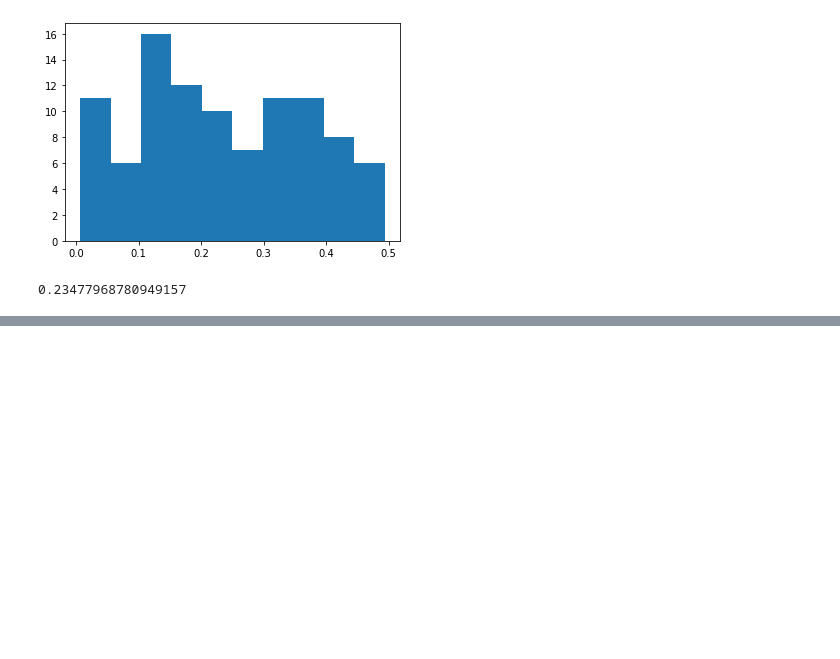
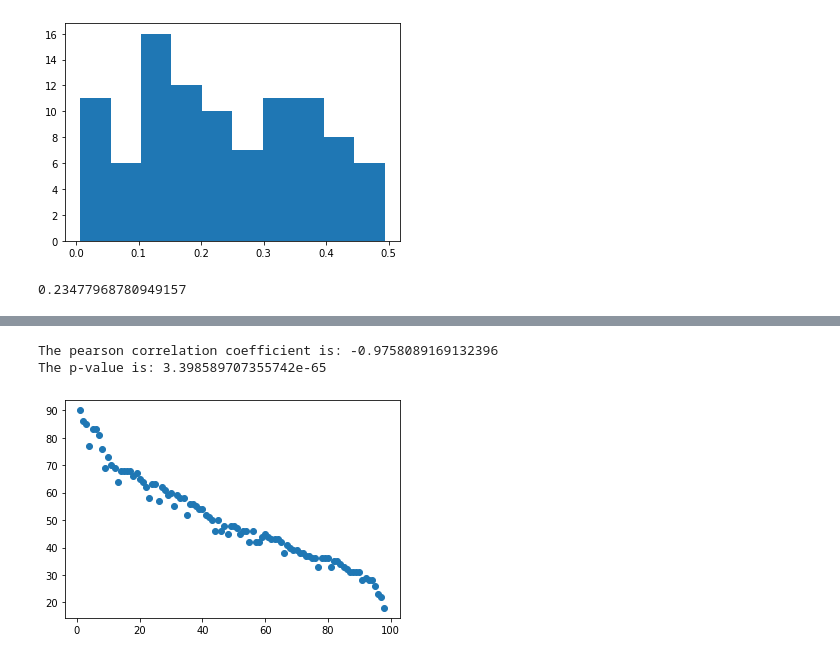
Before and after one commit to David-DataScience/hipotesis_testing, a Jupyter notebook: M5_T01.ipynb, the cells around one changed output, grey strips where cells are left out. Cells and saved outputs as stored; diff of their text form; code cells hidden in the pictures; blank space fills up the shorter version.

```diff
--- a/M5_T01.ipynb
+++ b/M5_T01.ipynb
@@ -76,0 +96,11 @@ p_valor.mean()
+# %%
+print("The pearson correlation coefficient is:", corr)
+print("The p-value is:", p_value)
+# %% [output]
+The pearson correlation coefficient is: -0.9758089169132396
+The p-value is: 3.398589707355742e-65
+# %%
+plt.scatter(df['Rk'],df['Pts'])
+plt.show()
+# %% [output]
+[figure, added]
```
Also changed, not shown: parts of 17 cells of this notebook.
